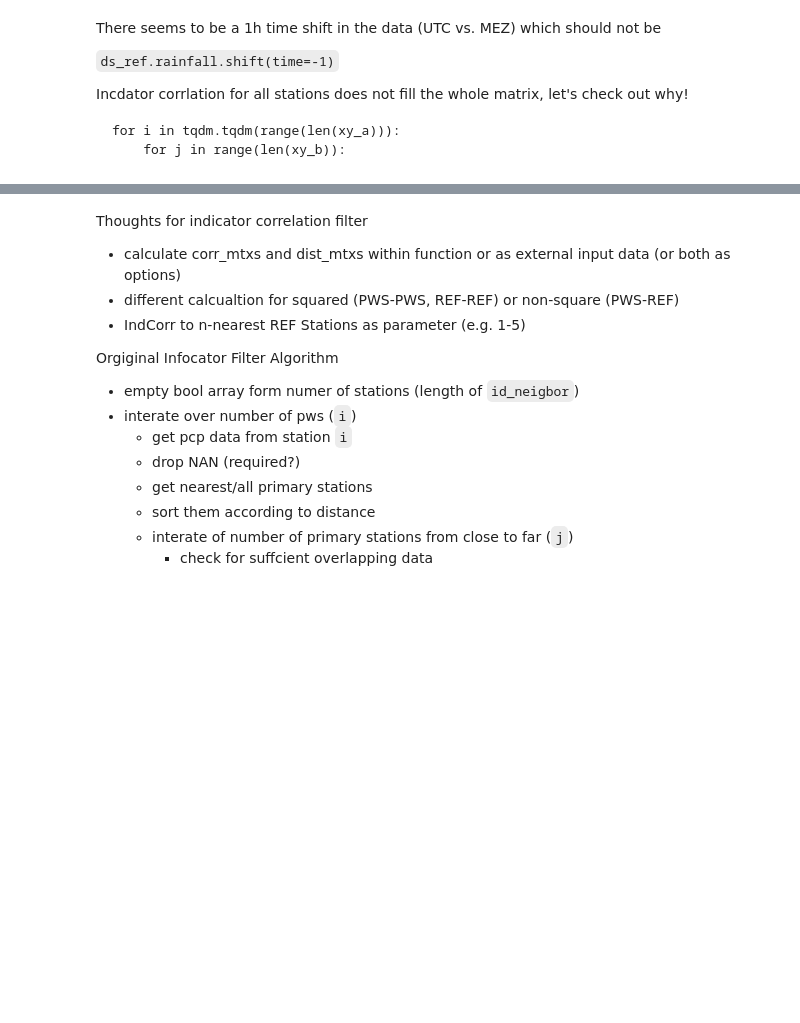
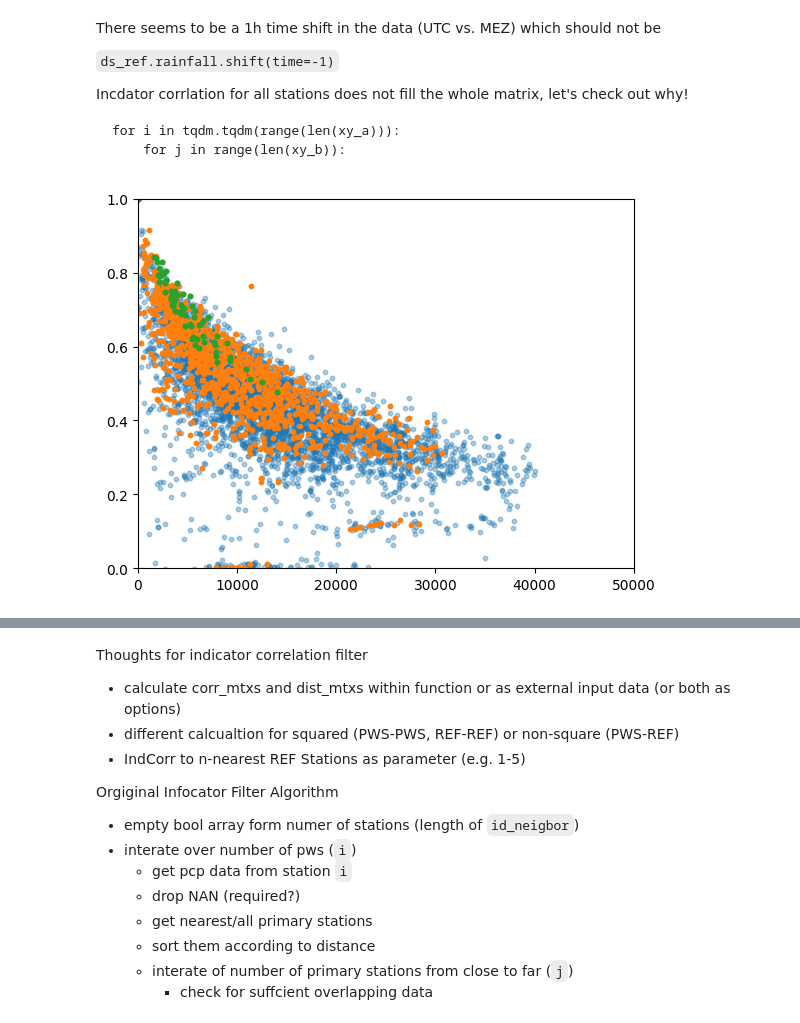
Before and after one commit to OpenSenseAction/pypwsqc, a Jupyter notebook: docs/notebooks/pwspyqc_dev_scratchpad.ipynb, the cells around one changed output, grey strips where cells are left out. Saved outputs shown, nothing was run; the diff lists cells and outputs as text; code cells hidden in the pictures; blank space fills up the shorter version.

```diff
--- a/docs/notebooks/pwspyqc_dev_scratchpad.ipynb
+++ b/docs/notebooks/pwspyqc_dev_scratchpad.ipynb
@@ -27,8 +31,9 @@ import pwspyqc_dev_js as pyqc
 # %% [output]
 /home/IWS/seidel/github/pypwsqc/docs/notebooks
 # %%
-ds_pws = xr.open_dataset("/home/IWS/seidel/PWS_data/RT_pws_res_1h/PWS_Reutlingen_v1.nc")
+#ds_pws = xr.open_dataset("/home/IWS/seidel/PWS_data/RT_pws_res_1h/PWS_Reutlingen_v1.nc")
 #ds_pws= xr.open_dataset('/home/IWS/seidel/PWS_data/EGLV_nc/EGLV_PWS_1h_v3.nc')
+ds_pws = xr.open_dataset('private_data/PWS_Reutlingen_v1.nc')
 # %%
 ds_pws.load()
 # %% [output]
@@ -88,7 +93,8 @@ plt.xlim(0, 50e3);
 # %% [output]
 [figure]
 # %%
-ds_ref=xr.open_dataset("/home/IWS/seidel/RT_Pluviodata/10_netCDF_QC/Reutlingen_Pluviodata_2024_v2_1hourly_qc.nc")
+ds_ref = xr.open_dataset('private_data/Reutlingen_Pluviodata_2024_v2_1hourly_qc.nc')
+#ds_ref=xr.open_dataset("/home/IWS/seidel/RT_Pluviodata/10_netCDF_QC/Reutlingen_Pluviodata_2024_v2_1hourly_qc.nc")
 ds_ref.load()
 ds_ref.coords['x'], ds_ref.coords['y'] = plg.spatial.project_point_coordinates(
     ds_ref.longitude, ds_ref.latitude, target_projection="EPSG:25832",
@@ -122,3 +132,11 @@ Incdator corrlation for all stations does not fill the whole matrix, let's check
 
     for i in tqdm.tqdm(range(len(xy_a))):
         for j in range(len(xy_b)):
+# %%
+plt.scatter(dist_mtx_pws, indcorr_mtx_pws, alpha=0.2, s=10)
+plt.scatter(dist_mtx_ref_pws, indcorr_mtx_ref_pws, s=10)
+plt.scatter(dist_mtx_ref, indcorr_mtx_ref, s=10)
+plt.ylim(0, 1)
+plt.xlim(0, 50e3);
+# %% [output]
+[figure, added]
```
Also changed, not shown: parts of 14 cells of this notebook, 1 other file.
